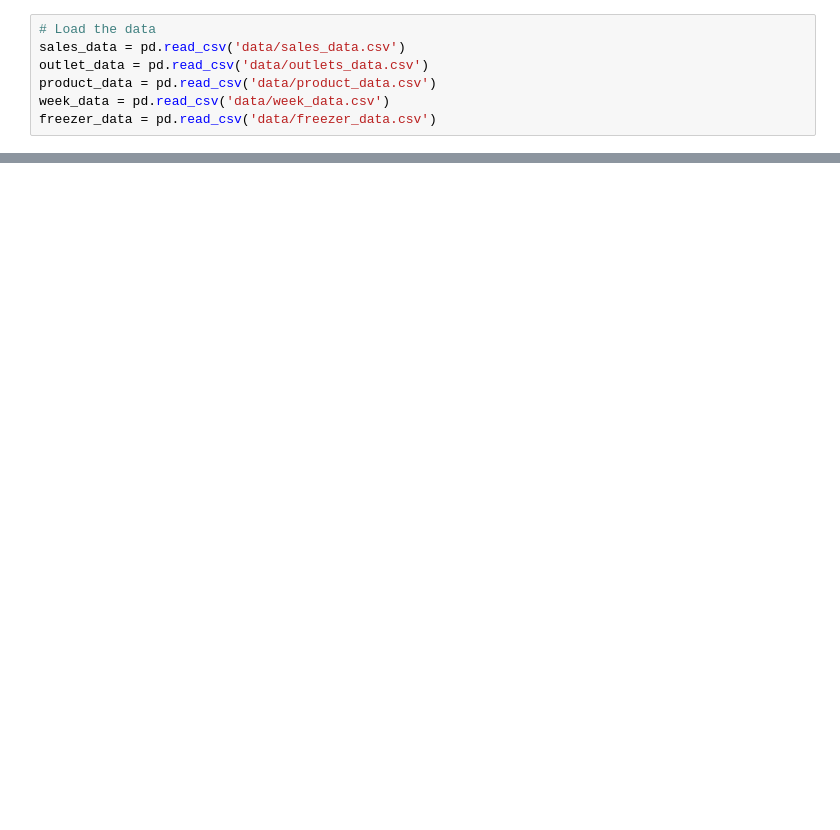
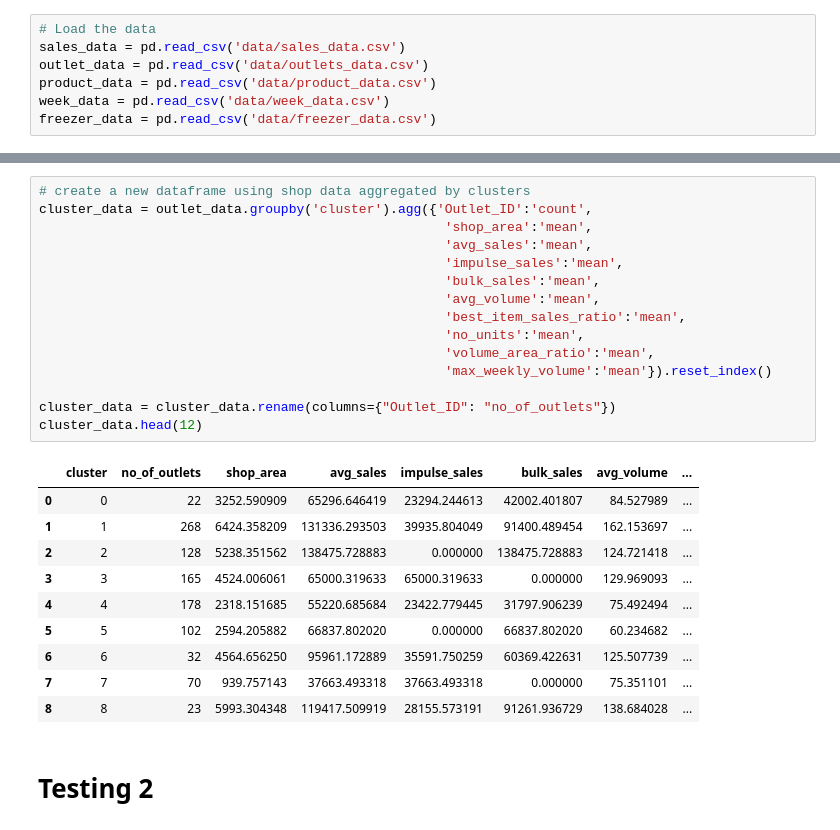
Before and after one commit to ChamaruAmasara/DataStorm-4-Team-Revolt-SemiFinals, a Jupyter notebook: revolt.ipynb, the cells around one changed output, grey strips where cells are left out. Cells and saved outputs as stored; diff of their text form; blank space fills up the shorter version.

```diff
--- a/revolt.ipynb
+++ b/revolt.ipynb
@@ -134,0 +380,28 @@ Recommended Freezers:
+# %%
+# create a new dataframe using shop data aggregated by clusters
+cluster_data = outlet_data.groupby('cluster').agg({'Outlet_ID':'count',
+                                                    'shop_area':'mean',
+                                                    'avg_sales':'mean',
+                                                    'impulse_sales':'mean',
+                                                    'bulk_sales':'mean',
+                                                    'avg_volume':'mean',
+                                                    'best_item_sales_ratio':'mean',
+                                                    'no_units':'mean',
+                                                    'volume_area_ratio':'mean',
+                                                    'max_weekly_volume':'mean'}).reset_index()
+
+cluster_data = cluster_data.rename(columns={"Outlet_ID": "no_of_outlets"})
+cluster_data.head(12)
+# %% [output]
+|  | cluster | no_of_outlets | shop_area | avg_sales | impulse_sales | bulk_sales | avg_volume | ... |
+| 0 | 0 | 22 | 3252.590909 | 65296.646419 | 23294.244613 | 42002.401807 | 84.527989 | ... |
+| 1 | 1 | 268 | 6424.358209 | 131336.293503 | 39935.804049 | 91400.489454 | 162.153697 | ... |
+| 2 | 2 | 128 | 5238.351562 | 138475.728883 | 0.000000 | 138475.728883 | 124.721418 | ... |
+| 3 | 3 | 165 | 4524.006061 | 65000.319633 | 65000.319633 | 0.000000 | 129.969093 | ... |
+| 4 | 4 | 178 | 2318.151685 | 55220.685684 | 23422.779445 | 31797.906239 | 75.492494 | ... |
+| 5 | 5 | 102 | 2594.205882 | 66837.802020 | 0.000000 | 66837.802020 | 60.234682 | ... |
+| 6 | 6 | 32 | 4564.656250 | 95961.172889 | 35591.750259 | 60369.422631 | 125.507739 | ... |
+| 7 | 7 | 70 | 939.757143 | 37663.493318 | 37663.493318 | 0.000000 | 75.351101 | ... |
+| 8 | 8 | 23 | 5993.304348 | 119417.509919 | 28155.573191 | 91261.936729 | 138.684028 | ... |
+# %% [markdown]
+# **Testing 2**
```
Also changed, not shown: parts of 37 cells of this notebook, 2 other files.
